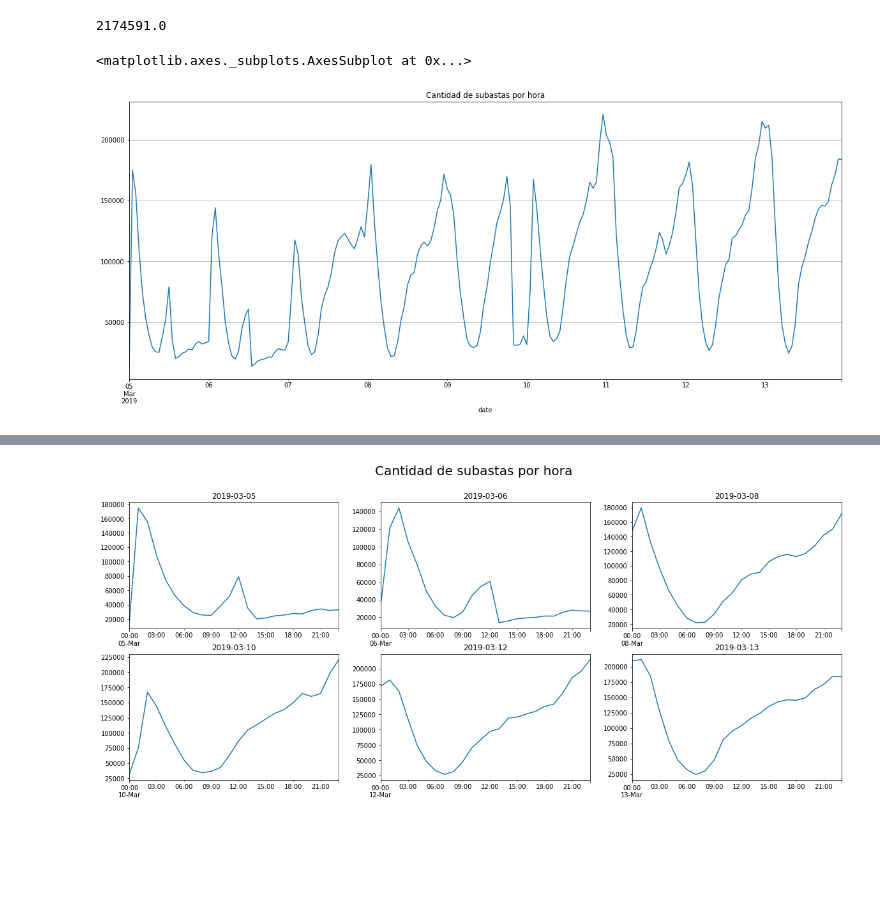
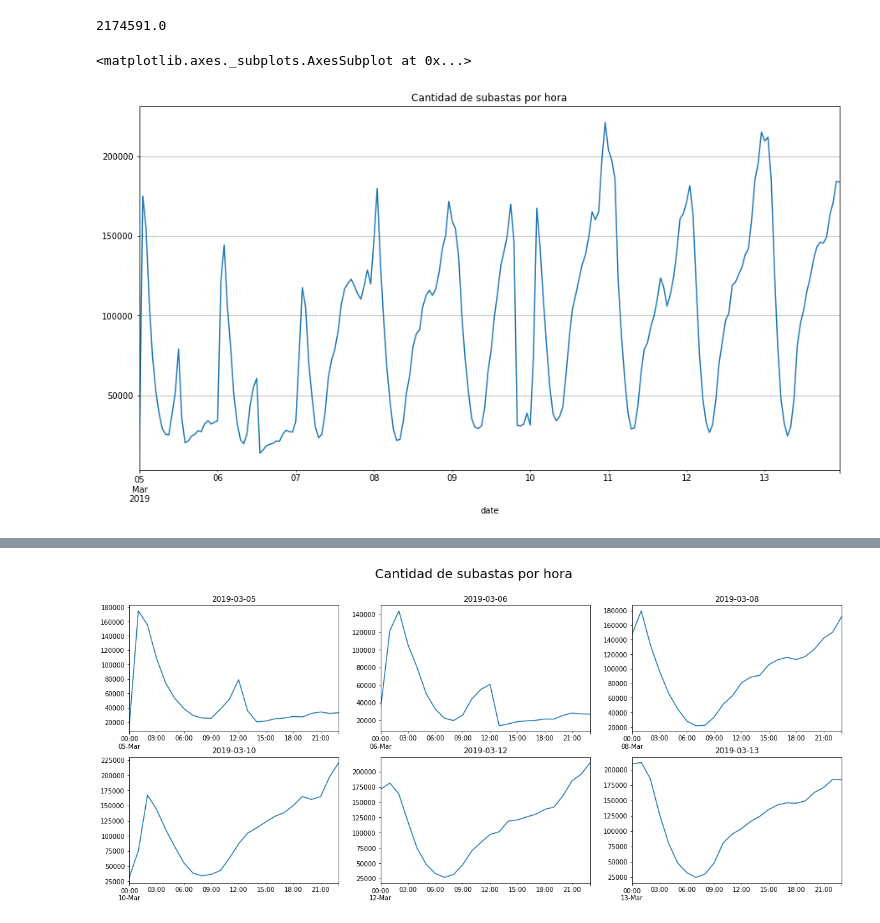
Before and after one commit to EugeniaFranchi/TP-Datos-2019, a Jupyter notebook: Auctions.ipynb, the cells around one changed output, grey strips where cells are left out. Drawn from its saved outputs; the diff is of its cells as text; code cells hidden in the pictures; blank space fills up the shorter version.

```diff
--- a/Auctions.ipynb
+++ b/Auctions.ipynb
@@ -161,8 +161,8 @@ daily_auctions.mean()
 2174591.0
 # %%
 hourly_auctions = auctions.resample('H').size()
-hourly_auctions.plot(kind='line', figsize=(20, 8), title='Cantidad de subastas por hora', grid=True)
+hourly_auctions.plot(kind='line', figsize=(15, 8), title='Cantidad de subastas por hora', grid=True)
 # %% [output]
 <matplotlib.axes._subplots.AxesSubplot at 0x...>
-[figure, old version]
+[figure, new version]
 # %%
```
Also changed, not shown: parts of 4 cells of this notebook.
